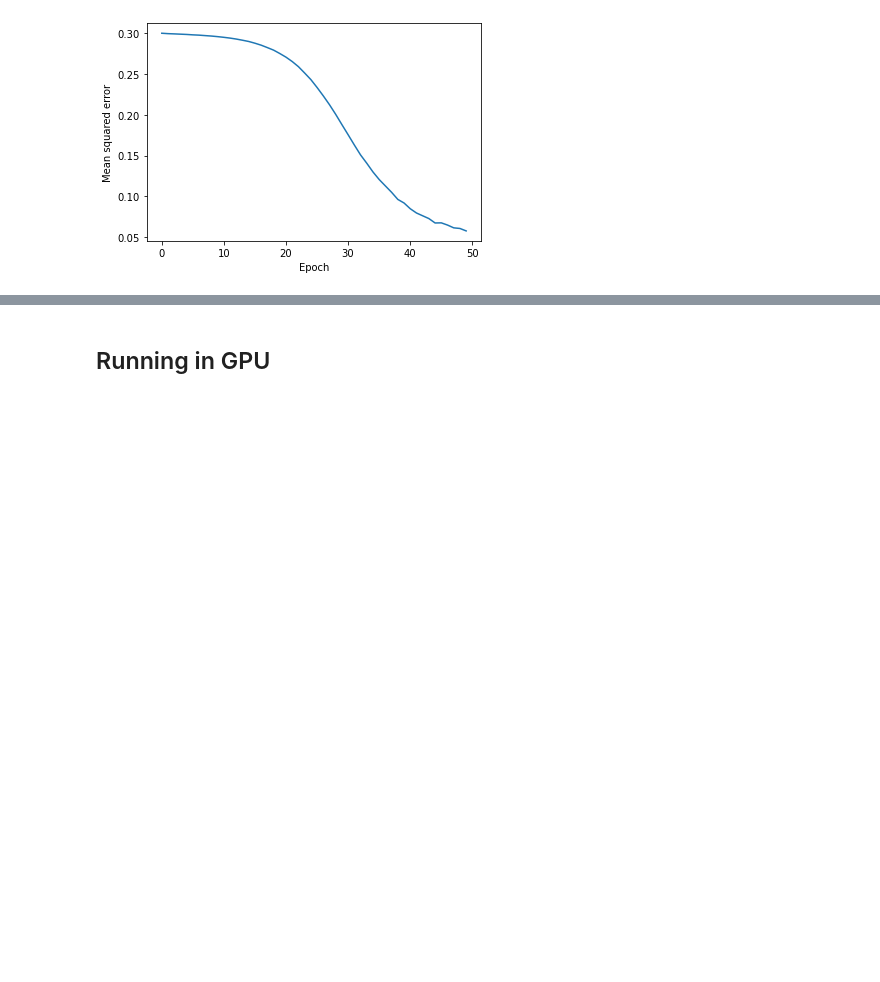
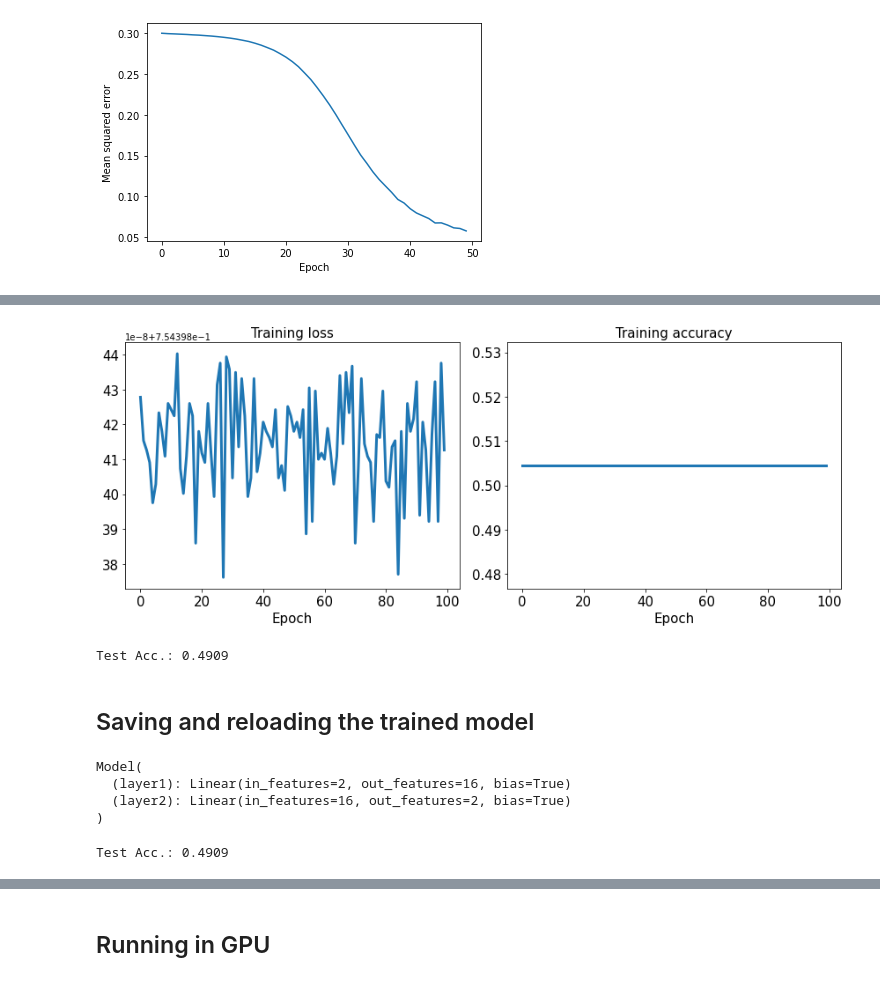
Before and after one commit to dev-SR/Deep-Learning, a Jupyter notebook: 02-FFN-pytorch/ffn.ipynb, the cells around one changed output, grey strips where cells are left out. Cells and saved outputs as stored; diff of their text form; code cells hidden in the pictures; blank space fills up the shorter version.

```diff
--- a/02-FFN-pytorch/ffn.ipynb
+++ b/02-FFN-pytorch/ffn.ipynb
@@ -1759,0 +1764,52 @@ fit(x=X_train, y=y_train, model=model, opt=opt, loss_fn=loss_fn, log=True)
+# %%
+num_epochs = 100
+loss_hist = [0] * num_epochs
+accuracy_hist = [0] * num_epochs
+
+for epoch in range(num_epochs):
+    for x_batch, y_batch in train_dl:
+        pred = model(x_batch)
+        loss = loss_fn(pred, y_batch.long())
+        loss.backward()
+        optimizer.step()
+        optimizer.zero_grad()
+
+        loss_hist[epoch] += loss.item() * y_batch.size(0)
+        is_correct = (torch.argmax(pred, dim=1) == y_batch).float()
+        accuracy_hist[epoch] += is_correct.sum()
+
+    loss_hist[epoch] /= len(train_dl.dataset)
+    accuracy_hist[epoch] /= len(train_dl.dataset)
+# %%
+fig = plt.figure(figsize=(12, 5))
+ax = fig.add_subplot(1, 2, 1)
+ax.plot(loss_hist, lw=3)
+ax.set_title("Training loss", size=15)
+ax.set_xlabel("Epoch", size=15)
+ax.tick_params(axis="both", which="major", labelsize=15)
+
+ax = fig.add_subplot(1, 2, 2)
+ax.plot(accuracy_hist, lw=3)
+ax.set_title("Training accuracy", size=15)
+ax.set_xlabel("Epoch", size=15)
+ax.tick_params(axis="both", which="major", labelsize=15)
+plt.tight_layout()
+
+# plt.savefig('figures/12_09.pdf')
+
+plt.show()
+# %% [output]
+[figure, added]
+# %%
+X_test = torch.from_numpy(X_test).float()
+y_test = torch.from_numpy(y_test)
+pred_test = model(X_test)
+
+correct = (torch.argmax(pred_test, dim=1) == y_test).float()
+accuracy = correct.mean()
+
+print(f"Test Acc.: {accuracy:.4f}")
+# %% [output]
+Test Acc.: 0.4909
+# %% [markdown]
+## Saving and reloading the trained model
@@ -1759,0 +1819,17 @@ fit(x=X_train, y=y_train, model=model, opt=opt, loss_fn=loss_fn, log=True)
+# %%
+model_new = torch.load(path)
+model_new.eval()
+# %% [output]
+Model(
+  (layer1): Linear(in_features=2, out_features=16, bias=True)
+  (layer2): Linear(in_features=16, out_features=2, bias=True)
+)
+# %%
+red_test = model_new(X_test)
+
+correct = (torch.argmax(pred_test, dim=1) == y_test).float()
+accuracy = correct.mean()
+
+print(f"Test Acc.: {accuracy:.4f}")
+# %% [output]
+Test Acc.: 0.4909
```
Also changed, not shown: parts of 39 cells of this notebook, 10 other files.
